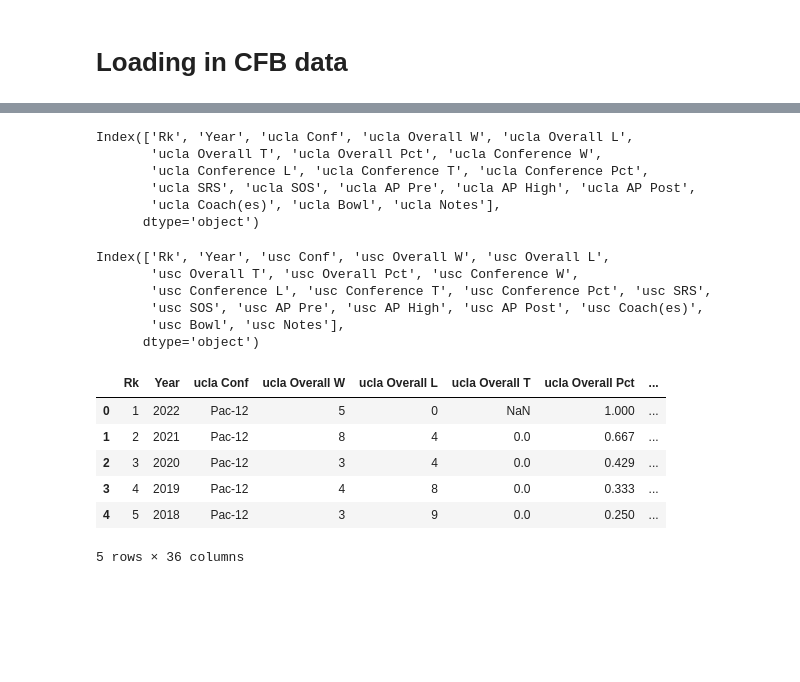
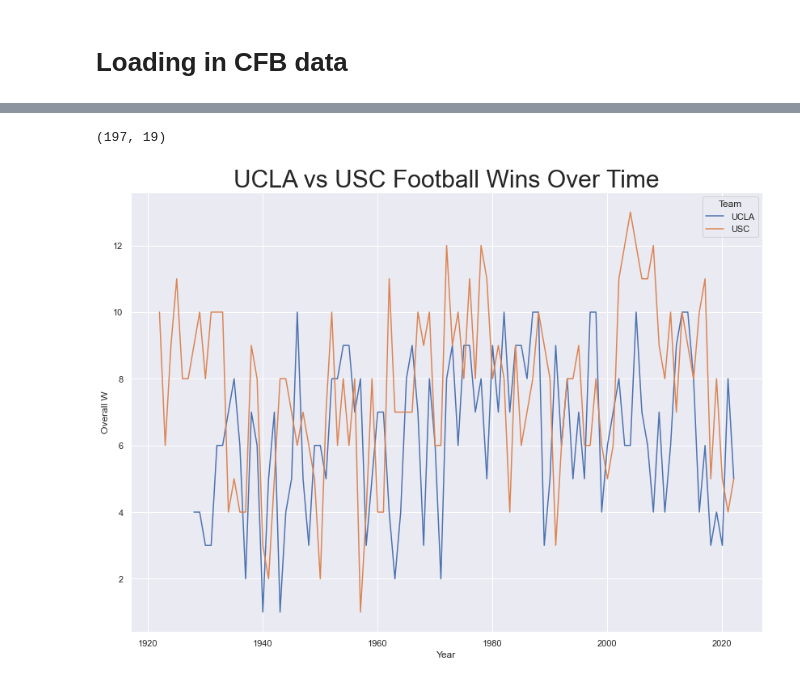
Before and after one commit to JoeFregault/Los-Angeles-College-Football-vs-NFL, a Jupyter notebook: Fixing and aggregating CFB & NFL data.ipynb, the cells around one changed output, grey strips where cells are left out. Drawn from its saved outputs; the diff is of its cells as text; code cells hidden in the pictures; blank space fills up the shorter version.

Commit message:
Fixing merged CFB data
'inner' merge on "year" didn't allow for 'hue' argument in line plot, so I added a 'team' variable to both CFB csv's and 'outer' merged them

```diff
--- a/Fixing and aggregating CFB & NFL data.ipynb
+++ b/Fixing and aggregating CFB & NFL data.ipynb
@@ -77,47 +77,24 @@ ucla_data.shape
-# %%
-# adding 'ucla' prefixes to all col names
-for i in range(ucla_data.shape[1]):
-    col = ucla_data.columns[i]
-    if col == 'Year':
-        continue
-    ucla_data.rename(columns = {col: ('ucla '+ col)}, inplace = True)
-
-ucla_data.columns
-# %% [output]
-Index(['Rk', 'Year', 'ucla Conf', 'ucla Overall W', 'ucla Overall L',
-       'ucla Overall T', 'ucla Overall Pct', 'ucla Conference W',
-       'ucla Conference L', 'ucla Conference T', 'ucla Conference Pct',
-       'ucla SRS', 'ucla SOS', 'ucla AP Pre', 'ucla AP High', 'ucla AP Post',
-       'ucla Coach(es)', 'ucla Bowl', 'ucla Notes'],
-      dtype='object')
-# %%
-# adding 'usc' prefixes to all col names
-for i in range(usc_data.shape[1]):
-    col = usc_data.columns[i]
-    if col == 'Year':
-        continue
-    usc_data.rename(columns = {col: ('usc '+ col)}, inplace = True)
-
-usc_data.columns
-# %% [output]
-Index(['Rk', 'Year', 'usc Conf', 'usc Overall W', 'usc Overall L',
-       'usc Overall T', 'usc Overall Pct', 'usc Conference W',
-       'usc Conference L', 'usc Conference T', 'usc Conference Pct', 'usc SRS',
-       'usc SOS', 'usc AP Pre', 'usc AP High', 'usc AP Post', 'usc Coach(es)',
-       'usc Bowl', 'usc Notes'],
-      dtype='object')
+# %%
+# adding 'team' label
+ucla_data['Team'] = 'UCLA'
+usc_data['Team'] = 'USC'
 # %%
 # merging ucla & usc datasets
 ucla_and_usc = pd.merge(
-    ucla_data, usc_data, on = ['Year']
+    ucla_data, usc_data, how = 'outer'
 )
 
-ucla_and_usc.head(5)
+ucla_and_usc.shape
 # %% [output]
-|  | Rk | Year | ucla Conf | ucla Overall W | ucla Overall L | ucla Overall T | ucla Overall Pct | ... |
-| 0 | 1 | 2022 | Pac-12 | 5 | 0 | NaN | 1.000 | ... |
-| 1 | 2 | 2021 | Pac-12 | 8 | 4 | 0.0 | 0.667 | ... |
-| 2 | 3 | 2020 | Pac-12 | 3 | 4 | 0.0 | 0.429 | ... |
-| 3 | 4 | 2019 | Pac-12 | 4 | 8 | 0.0 | 0.333 | ... |
-| 4 | 5 | 2018 | Pac-12 | 3 | 9 | 0.0 | 0.250 | ... |
-5 rows × 36 columns
+(197, 19)
+# %%
+# Setting a large size for future plots (width x height)
+sns.set(rc = {'figure.figsize':(14,10)})
+
+usc_vs_ucla_wins = sns.lineplot(
+    'Year', 'Overall W', data = ucla_and_usc,
+    hue='Team'
+    ).set_title("UCLA vs USC Football Wins Over Time", fontsize=30
+)
+# %% [output]
+[figure, added]
```
Also changed, not shown: parts of 1 cell of this notebook, 1 other file.
